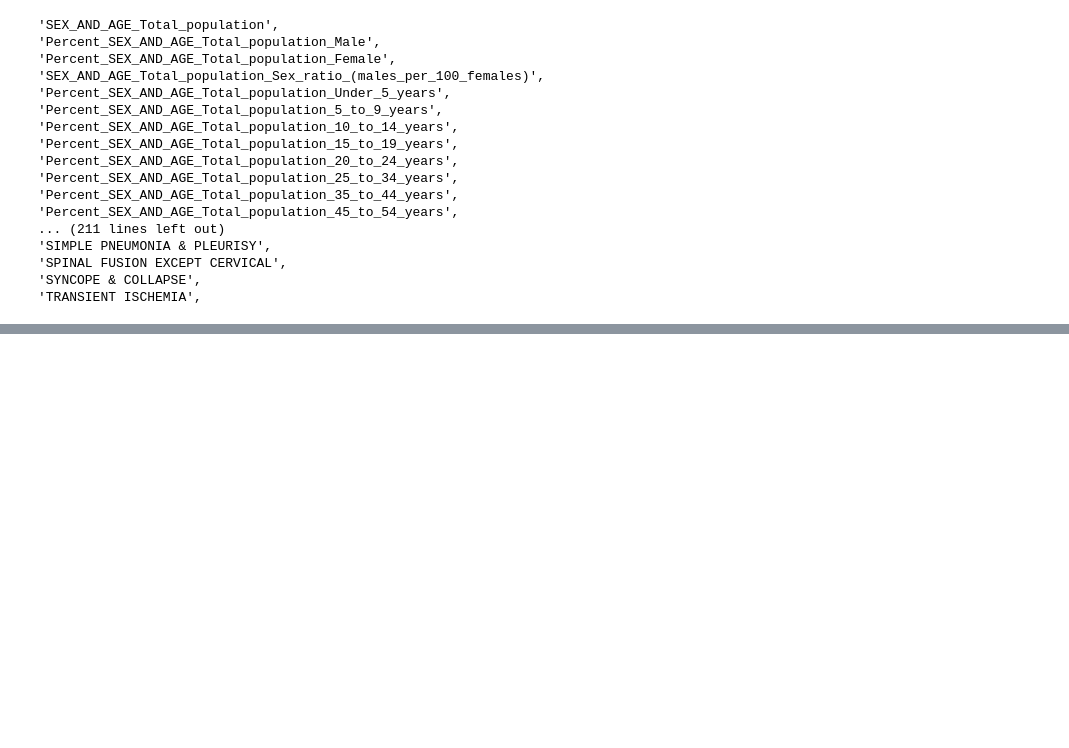
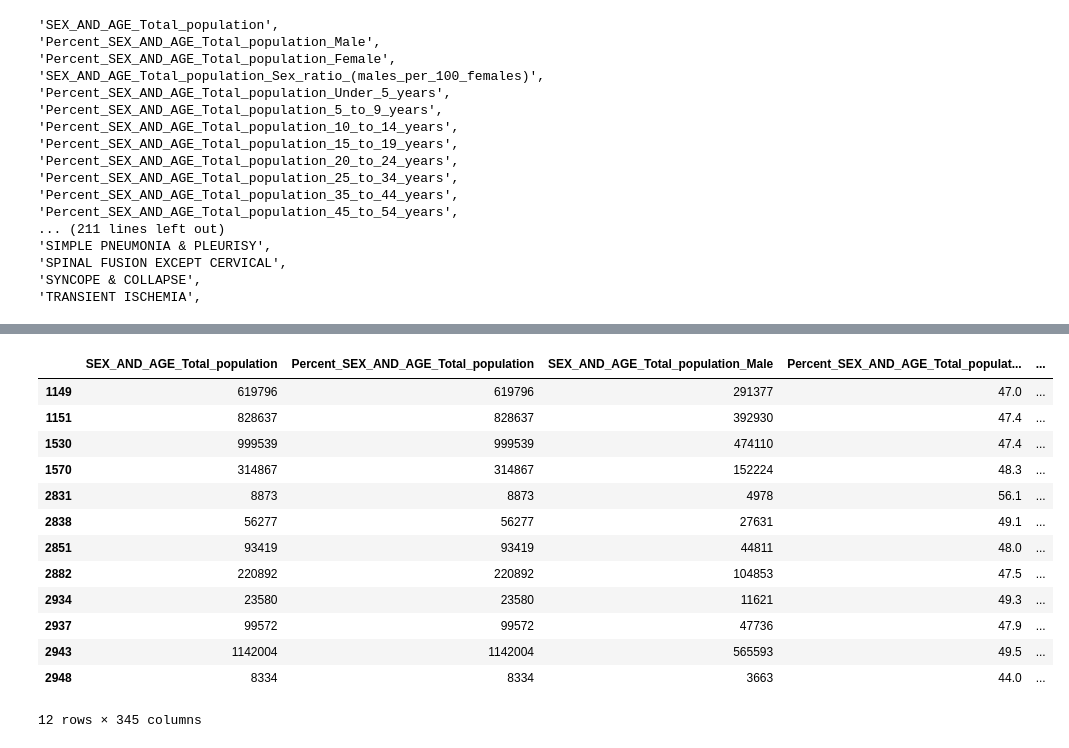
Before and after one commit to menach123/dsc-mod-5-project-online-ds-ft-090919, a Jupyter notebook: Obtain.ipynb, the cells around one changed output, grey strips where cells are left out. Saved outputs shown, nothing was run; the diff lists cells and outputs as text; code cells hidden in the pictures; blank space fills up the shorter version.

```diff
--- a/Obtain.ipynb
+++ b/Obtain.ipynb
@@ -163,0 +258,3 @@ df = acs_data.merge(data, how='right', on='CountyState')
+# %%
+df = data.merge(acs_data, how='inner', left_on=['county_name', 'Provider_State'], right_on=['County', ])
+len(df), len(acs_data), len(data)
@@ -589,0 +662,8 @@ select
+# %%
+for i in df.columns:
+    print(f'"{i}",')
+
+    "without_ccmcc",
+"with_mcc",
+"with_cc",
+"with_ccmcc",
@@ -589,0 +709,19 @@ select
+# %%
+multiple_county = [i for i in acs_data.CountyState.value_counts()[acs_data.CountyState.value_counts()>1].index]
+# %%
+acs_data.loc[acs_data.CountyState.apply(lambda x: x in multiple_county)]
+# %% [output]
+|  | SEX_AND_AGE_Total_population | Percent_SEX_AND_AGE_Total_population | SEX_AND_AGE_Total_population_Male | Percent_SEX_AND_AGE_Total_populat... | ... |
+| 1149 | 619796 | 619796 | 291377 | 47.0 | ... |
+| 1151 | 828637 | 828637 | 392930 | 47.4 | ... |
+| 1530 | 999539 | 999539 | 474110 | 47.4 | ... |
+| 1570 | 314867 | 314867 | 152224 | 48.3 | ... |
+| 2831 | 8873 | 8873 | 4978 | 56.1 | ... |
+| 2838 | 56277 | 56277 | 27631 | 49.1 | ... |
+| 2851 | 93419 | 93419 | 44811 | 48.0 | ... |
+| 2882 | 220892 | 220892 | 104853 | 47.5 | ... |
+| 2934 | 23580 | 23580 | 11621 | 49.3 | ... |
+| 2937 | 99572 | 99572 | 47736 | 47.9 | ... |
+| 2943 | 1142004 | 1142004 | 565593 | 49.5 | ... |
+| 2948 | 8334 | 8334 | 3663 | 44.0 | ... |
+12 rows × 345 columns
```
Also changed, not shown: parts of 17 cells of this notebook, 17 other files.
